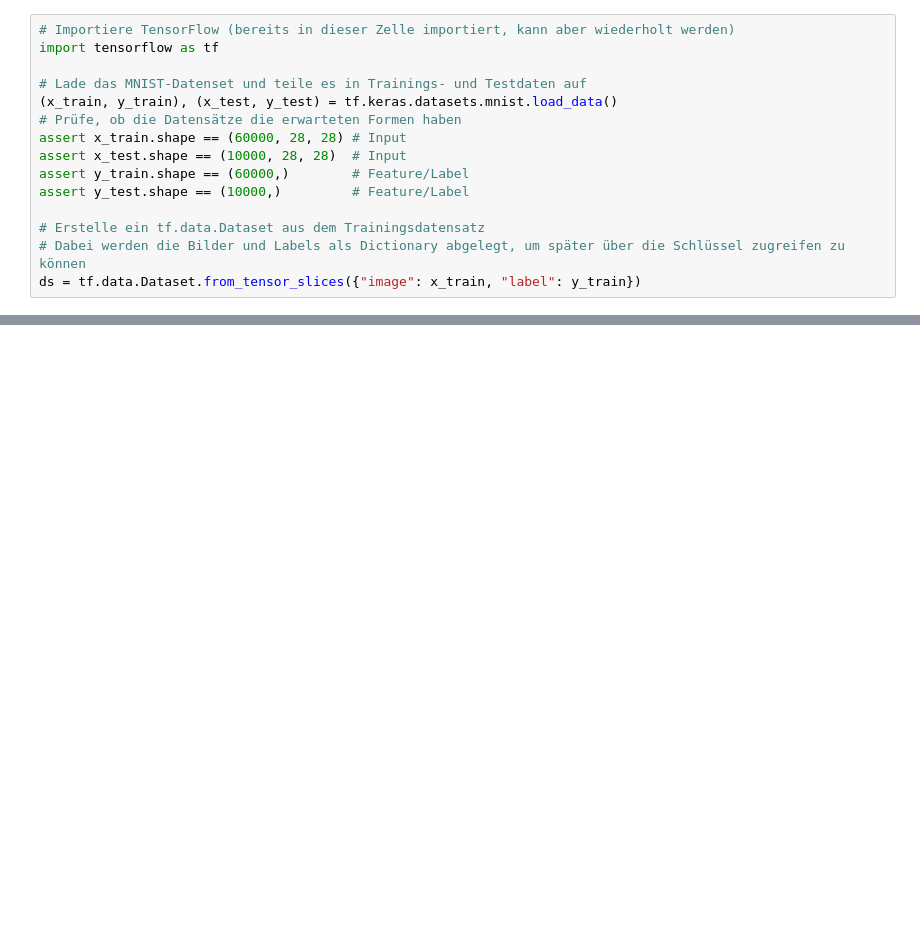
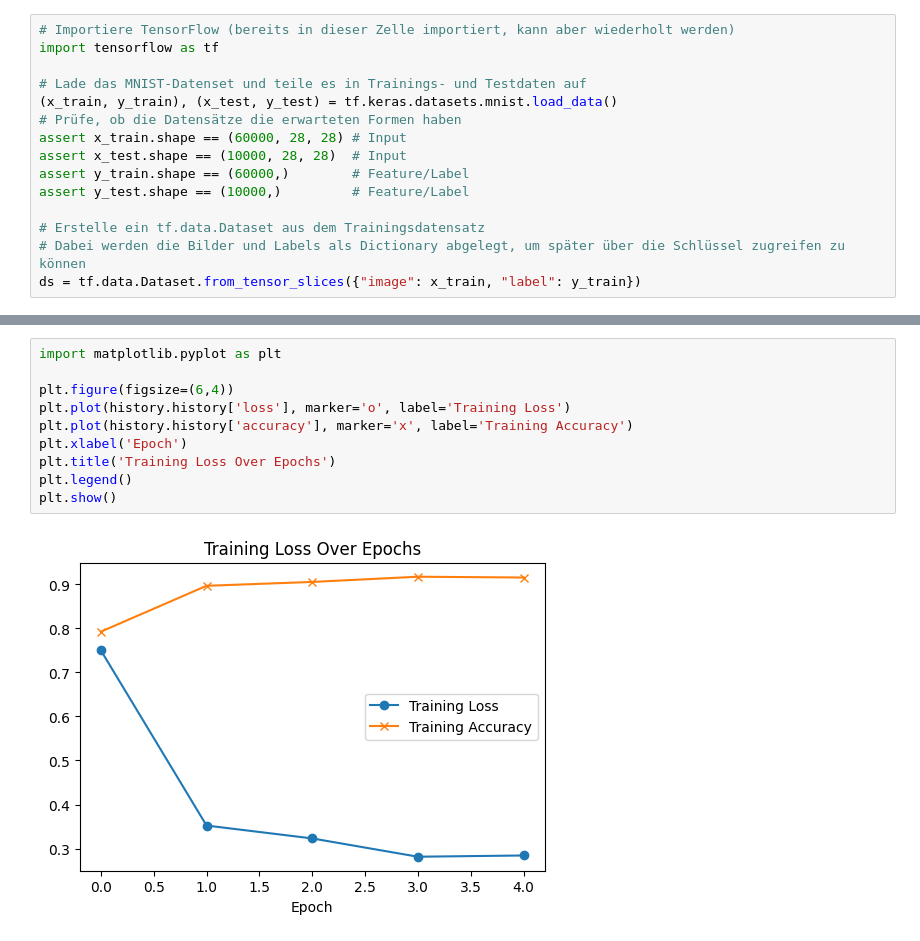
Before and after one commit to Nr44suessauer/DeepLearning_assignment2, a Jupyter notebook: Handwritten_signs.ipynb, the cells around one changed output, grey strips where cells are left out. Saved outputs shown, nothing was run; the diff lists cells and outputs as text; blank space fills up the shorter version.

```diff
--- a/Handwritten_signs.ipynb
+++ b/Handwritten_signs.ipynb
@@ -74,3 +113,15 @@ Epoch 5/5
+# %%
+import matplotlib.pyplot as plt
+
+plt.figure(figsize=(6,4))
+plt.plot(history.history['loss'], marker='o', label='Training Loss')
+plt.plot(history.history['accuracy'], marker='x', label='Training Accuracy')
+plt.xlabel('Epoch')
+plt.title('Training Loss Over Epochs')
+plt.legend()
+plt.show()
+# %% [output]
+[figure, added]
 # %%
 import matplotlib.pyplot as plt
 
```
Also changed, not shown: parts of 10 cells of this notebook, 4 other files.
